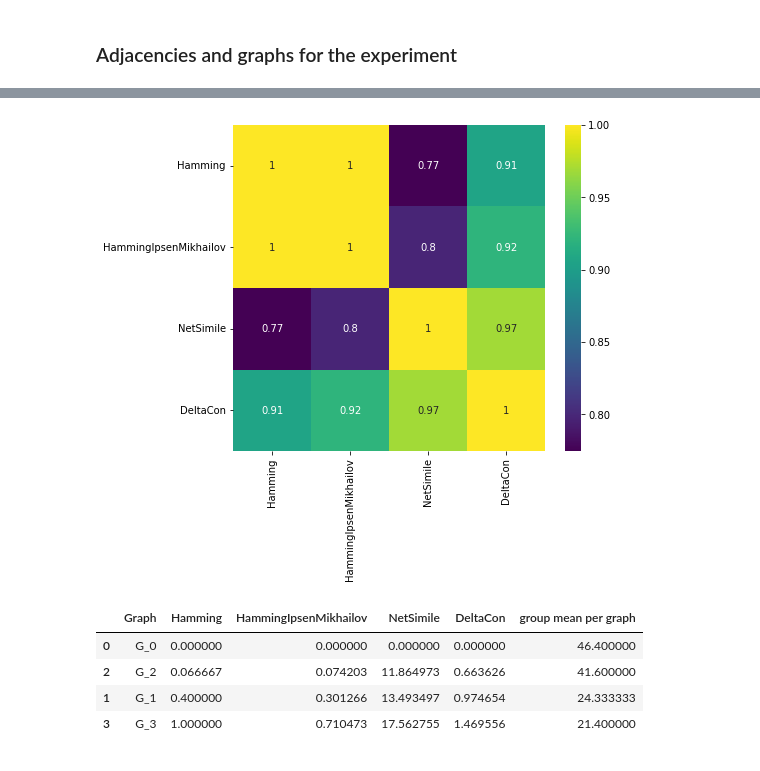
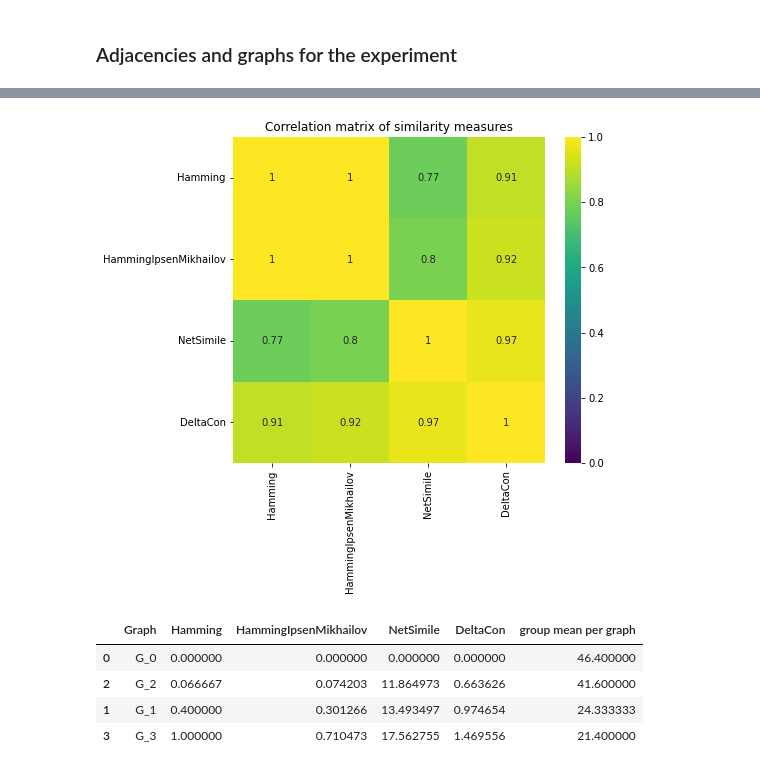
Before and after one commit to Kathleen-Medriano/Cactus, a Jupyter notebook: codes/tangram-generalization.ipynb, the cells around one changed output, grey strips where cells are left out. Saved outputs shown, nothing was run; the diff lists cells and outputs as text; code cells hidden in the pictures.

```diff
--- a/codes/tangram-generalization.ipynb
+++ b/codes/tangram-generalization.ipynb
@@ -329,11 +329,15 @@ for i in np.arange(len(adjacency_dict.keys())): # 12 graphs
 # %%
 # Plot adjacency
 
-fig,axn = plt.subplots(nrows=1, ncols=4, sharex=True, sharey=True, figsize=(16,4))
+fig,axn = plt.subplots(nrows=1, ncols=4, sharex=False, sharey=False, figsize=(16,4))
 
 for i, ax in enumerate(axn.flat):
     sns.heatmap(adjacency_dict[f"A_{i}"], ax=ax,
-                cmap='viridis')
+                cmap='viridis',
+                cbar=False
+               # cbar=False else cbar=True
+                )
+    ax.set_title(f"adjacency {i}")
 
 plt.tight_layout()
 # %% [output]
@@ -340,0 +345,11 @@ plt.tight_layout()
+# %%
+ax = plt.axes()
+
+sns.heatmap(adjacency_dict["A_0"],
+                cmap='viridis',
+                cbar=False,
+                #xticklabels=False,
+                #yticklabels=False
+                )
+
+plt.gcf().set_size_inches(3, 3)
@@ -341,14 +358,11 @@ plt.tight_layout()
 # %%
 # Plot graph (4 for the experiment)
-
-color_list = ["pink","orange","yellow","limegreen","skyblue","violet"]
 
 fig,axn = plt.subplots(nrows=1, ncols=4, sharex=True, sharey=True, figsize=(16,4))
 
 for i, ax in enumerate(axn.flat):
-    nx.draw_networkx(graph_dict[f"G_{i}"], node_color=color_list, ax=ax)
-
-    #ax.set_title(f'sample title')
+    nx.draw_networkx(graph_dict[f"G_{i}"], node_color=range(6), cmap=plt.cm.Greens, ax=ax)
+    ax.set_title(f"graph {i}")
 
 plt.tight_layout()
 # %% [output]
@@ -383,10 +405,13 @@ distances_exp_4_df
 # %%
 # Correlation among similarity measures (limited adjacencies)
 
-sns.heatmap(distances_exp_4_df.corr(), cmap='viridis', annot=True)
+ax = plt.axes()
+sns.heatmap(distances_exp_4_df.corr(), cmap='viridis', annot=True, vmax=1, vmin=0, ax=ax)
+ax.set_title('Correlation matrix of similarity measures')
+
 plt.gcf().set_size_inches(7, 6)
 # %% [output]
-[figure, old version]
+[figure, new version]
 # %%
 # Including group mean performance
 group_mean_4 = [G_0_mean,G_1_mean,G_2_mean,G_4_mean]
```
Also changed, not shown: parts of 29 cells of this notebook, 52 other files.
